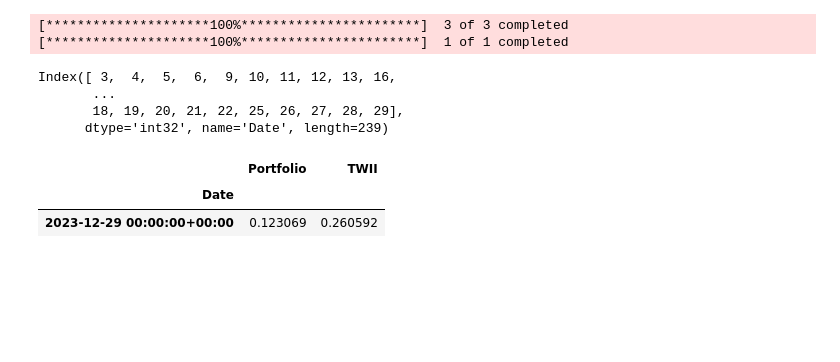
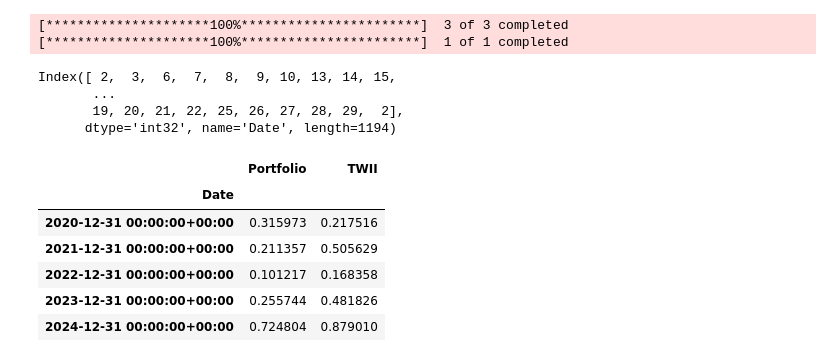
Before and after one commit to JulieKuo/stock, a Jupyter notebook: ETF_portfolio.ipynb, the cells around one changed output. Cells and saved outputs as stored; diff of their text form; code cells hidden in the pictures; blank space fills up the shorter version.

```diff
--- a/ETF_portfolio.ipynb
+++ b/ETF_portfolio.ipynb
@@ -4,7 +5,7 @@ import numpy as np
 # %%
 # 定義日期區間
-start = "2023-01-01"
-end = "2023-12-31"
+start = "2020-01-01"
+end = "2024-12-31"
 
 # 定義初始投資金額
 portfolio_value = 1000000
@@ -21,4 +22,11 @@ gold_ratio = 0.15
 
 # 定義再平衡週期
 rebalance_cycle = 'day'
+
+# 定義交易稅與手續費率
+transaction_tax = 0.003  # 0.3%
+transaction_fee = 0.001425  # 0.1425%
+
+# 定期定額金額
+add_value = 30000
 # %%
@@ -41,6 +48,7 @@ df_portfolio.index.rename('Date', inplace=True)
 df_TWII_return = df_TWII['TWII'].pct_change()
 cumulative_returns_TWII = (1 + df_TWII_return).cumprod() - 1
 # %%
+# 設定再平衡索引
 if rebalance_cycle == 'year':
     rebalance_index = df_portfolio.index.year
 elif rebalance_cycle == 'month':
@@ -49,38 +57,7 @@ else:
     rebalance_index = df_portfolio.index.day
 rebalance_index
 # %% [output]
-Index([ 3,  4,  5,  6,  9, 10, 11, 12, 13, 16,
+Index([ 2,  3,  6,  7,  8,  9, 10, 13, 14, 15,
        ...
-       18, 19, 20, 21, 22, 25, 26, 27, 28, 29],
-      dtype='int32', name='Date', length=239)
+       19, 20, 21, 22, 25, 26, 27, 28, 29,  2],
+      dtype='int32', name='Date', length=1194)
-# %%
-# 初始化結果
-portfolio_values = []
-# rebalance_dates = pd.date_range(start=start, end=end, freq='YS')  # YS表示年初
-weights = np.array([stock_ratio, bond_ratio, gold_ratio])
-
-for i in range(len(df_portfolio)):
-    # 初始化投資組合價值
-    if (i == 0):
-        allocated_value = portfolio_value * weights
-        portfolio_values.append(portfolio_value)
-        continue
-
-    # 如果是再平衡日期，重新分配資金
-    if (rebalance_index[i] != rebalance_index[i-1]):
-        allocated_value = portfolio_value * weights
-
-    # 計算當日報酬
-    daily_return = (df_portfolio.iloc[i] / df_portfolio.iloc[i-1]) - 1
-    allocated_value = allocated_value + (allocated_value * daily_return)
-
-
-    # 更新投資組合價值
-    portfolio_value = allocated_value.sum()
-    portfolio_values.append(round(portfolio_value))
-
-df_portfolio_values = pd.DataFrame(portfolio_values, index=df_portfolio.index, columns=['Portfolio'])
-
-# 計算累積報酬率
-df_portfolio_return = df_portfolio_values['Portfolio'].pct_change()
-cumulative_returns_portfolio = (1 + df_portfolio_return).cumprod() - 1
@@ -87,10 +127,15 @@ cumulative_returns_portfolio = (1 + df_portfolio_return).cumprod() - 1
 # %%
+# 合併結果
 df_returns = pd.concat([cumulative_returns_portfolio, cumulative_returns_TWII], axis=1)
-df_returns.iloc[-1:]
+df_returns.resample('YE').last()
 # %% [output]
 |  | Portfolio | TWII |
 | Date |  |  |
-| 2023-12-29 00:00:00+00:00 | 0.123069 | 0.260592 |
+| 2020-12-31 00:00:00+00:00 | 0.315973 | 0.217516 |
+| 2021-12-31 00:00:00+00:00 | 0.211357 | 0.505629 |
+| 2022-12-31 00:00:00+00:00 | 0.101217 | 0.168358 |
+| 2023-12-31 00:00:00+00:00 | 0.255744 | 0.481826 |
+| 2024-12-31 00:00:00+00:00 | 0.724804 | 0.879010 |
 # %%
 df_compare = pd.DataFrame(df_returns.iloc[-1].values.reshape(1, -1), columns = df_returns.columns + "(%)", index = ['報酬率'])
 df_compare = (df_compare * 100).round(2)
```
Also changed, not shown: parts of 6 cells of this notebook.
